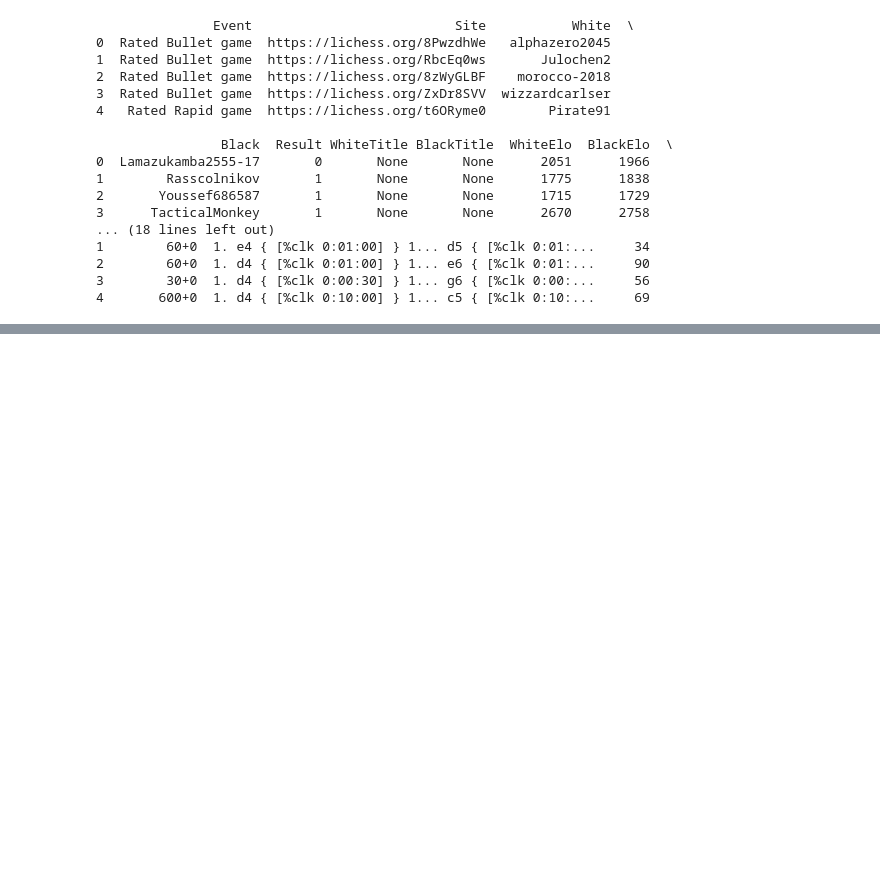
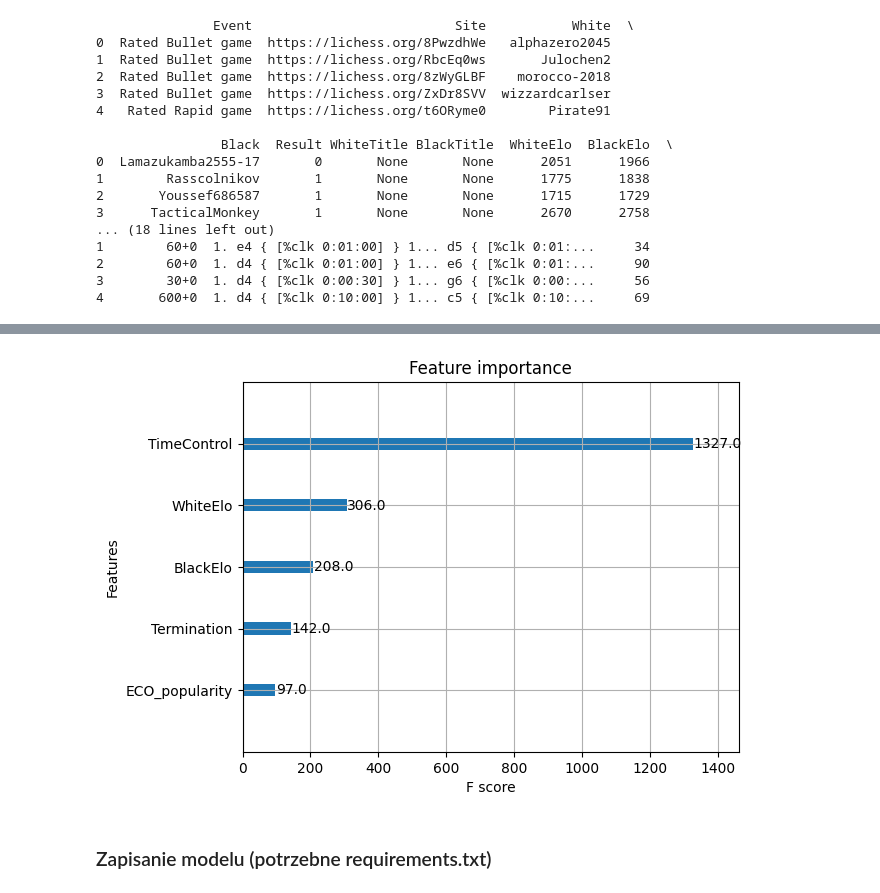
Before and after one commit to kryzin/analiza_duzych_zbiorow_danych, a Jupyter notebook: projekt/dataset.ipynb, the cells around one changed output, grey strips where cells are left out. Drawn from its saved outputs; the diff is of its cells as text; code cells hidden in the pictures; blank space fills up the shorter version.

Commit message:
projekt + model

```diff
--- a/projekt/dataset.ipynb
+++ b/projekt/dataset.ipynb
@@ -313,0 +272,27 @@ weighted avg       0.47      0.50      0.35   3335912
+# %%
+from sklearn.model_selection import RandomizedSearchCV
+from xgboost import XGBClassifier
+
+
+param_grid = {
+    'max_depth': [3, 6, 9, 12],
+    'learning_rate': [0.01, 0.1, 0.2],
+    'n_estimators': [50, 100, 200],
+    'subsample': [0.5, 0.8, 1.0],
+    'colsample_bytree': [0.5, 0.8, 1.0]
+}
+
+xgb_model = XGBClassifier(objective='multi:softmax', num_class=len(y.unique().compute()), use_label_encoder=False, enable_categorical=True, device='cuda')
+random_search = RandomizedSearchCV(
+    xgb_model, param_distributions=param_grid, n_iter=3, scoring='accuracy', cv=3, verbose=1, n_jobs=-1)
+min_length_train = min(len(X_train_pd), len(y_train_pd))
+X_train_pd = X_train_pd.iloc[:min_length_train]
+y_train_pd = y_train_pd.iloc[:min_length_train]
+
+min_length_test = min(len(X_test_pd), len(y_test_pd))
+X_test_pd = X_test_pd.iloc[:min_length_test]
+y_test_pd = y_test_pd.iloc[:min_length_test]
+
+random_search.fit(X_train_pd, y_train_pd)
+
+print("Best Parameters:", random_search.best_params_)
@@ -313,0 +338,9 @@ weighted avg       0.47      0.50      0.35   3335912
+# %%
+best_model = random_search.best_estimator_
+y_pred = best_model.predict(X_test_pd)
+
+accuracy = accuracy_score(y_test_pd, y_pred)
+print(f"Accuracy for Best Model: {accuracy:.4f}")
+
+print("\nClassification Report:")
+print(classification_report(y_test_pd, y_pred))
@@ -313,0 +360,13 @@ weighted avg       0.47      0.50      0.35   3335912
+# %%
+import matplotlib.pyplot as plt
+import xgboost as xgb
+
+booster = best_model.get_booster()
+importance = booster.get_score(importance_type='weight')
+
+xgb.plot_importance(booster, importance_type='weight')
+plt.show()
+# %% [output]
+[figure, added]
+# %% [markdown]
+### Zapisanie modelu (potrzebne requirements.txt)
```
Also changed, not shown: parts of 15 cells of this notebook, 3 other files.
